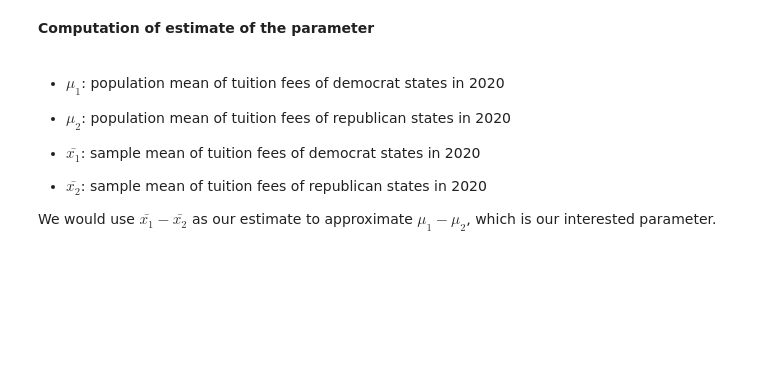
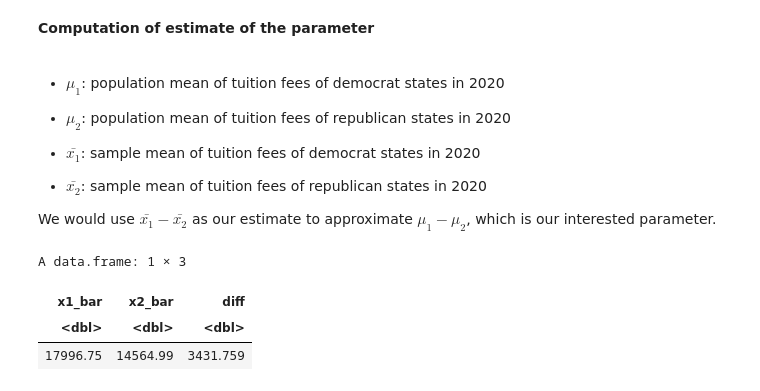
Before and after one commit to Jitao-Z/Difference_between_the_average_tuition_cost_in_Republican_and_Democrat_states, a Jupyter notebook: proposal.ipynb, the cells around one changed output. Drawn from its saved outputs; the diff is of its cells as text; code cells hidden in the pictures; blank space fills up the shorter version.

```diff
--- a/proposal.ipynb
+++ b/proposal.ipynb
@@ -109,3 +109,19 @@ __Computation of estimate of the parameter__
 - $\bar{x_2}$: sample mean of tuition fees of republican states in 2020
 
 We would use $\bar{x_1} - \bar{x_2}$ as our estimate to approximate $\mu_1 - \mu_2$, which is our interested parameter.
+# %%
+summary <- tuition |>
+    group_by(political_leaning) |>
+    summarize(mean = mean(mean_tuition_fees))
+
+# diff represents x1_bar - x2_bar
+estimates <- data.frame(x1_bar = summary$mean[1],
+                        x2_bar = summary$mean[2]) |>
+    mutate(diff = x1_bar - x2_bar)
+
+estimates
+# %% [output]
+A data.frame: 1 × 3
+| x1_bar | x2_bar | diff |
+| <dbl> | <dbl> | <dbl> |
+| 17996.75 | 14564.99 | 3431.759 |
```
Also changed, not shown: parts of 1 cell of this notebook.
